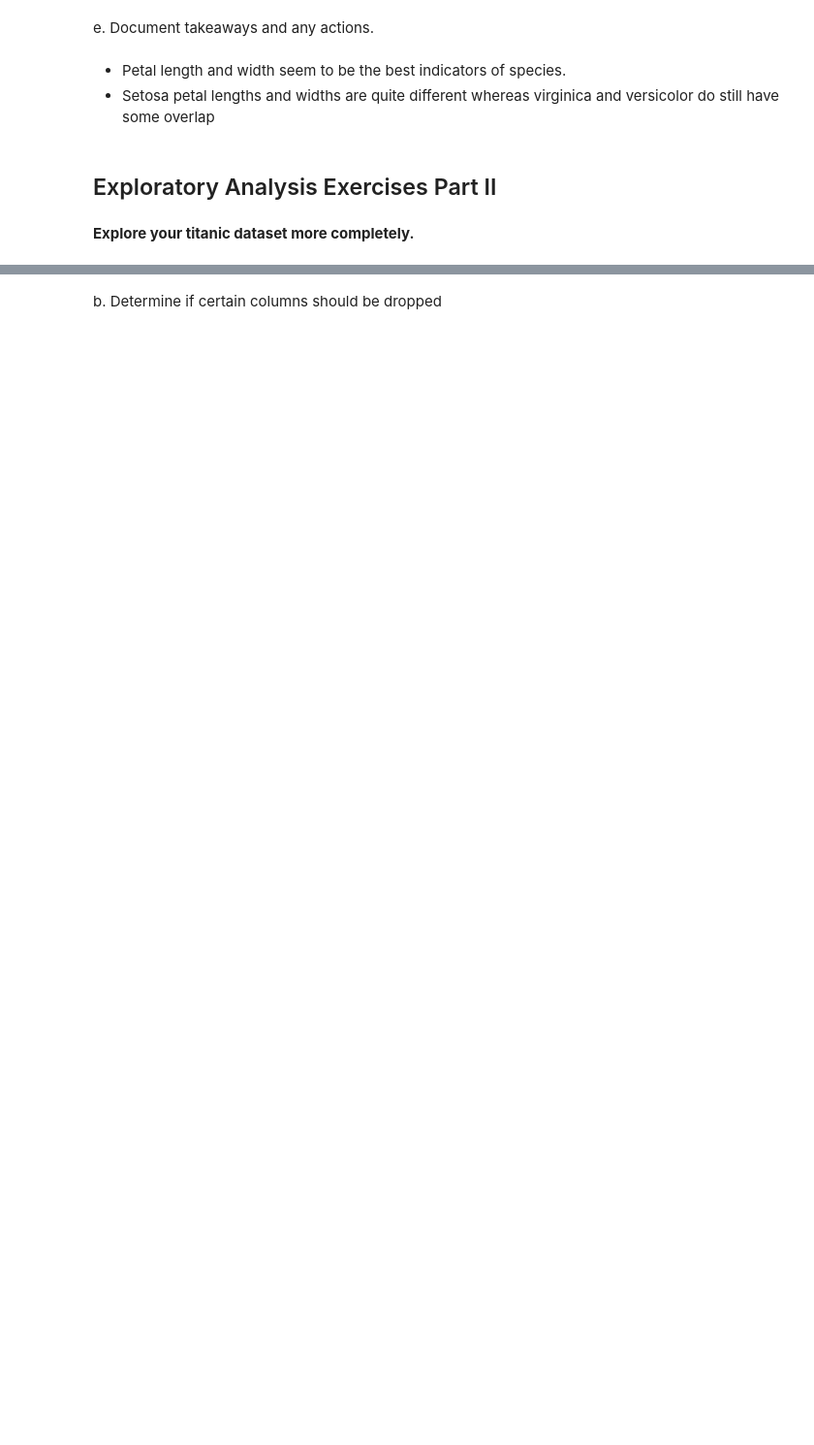
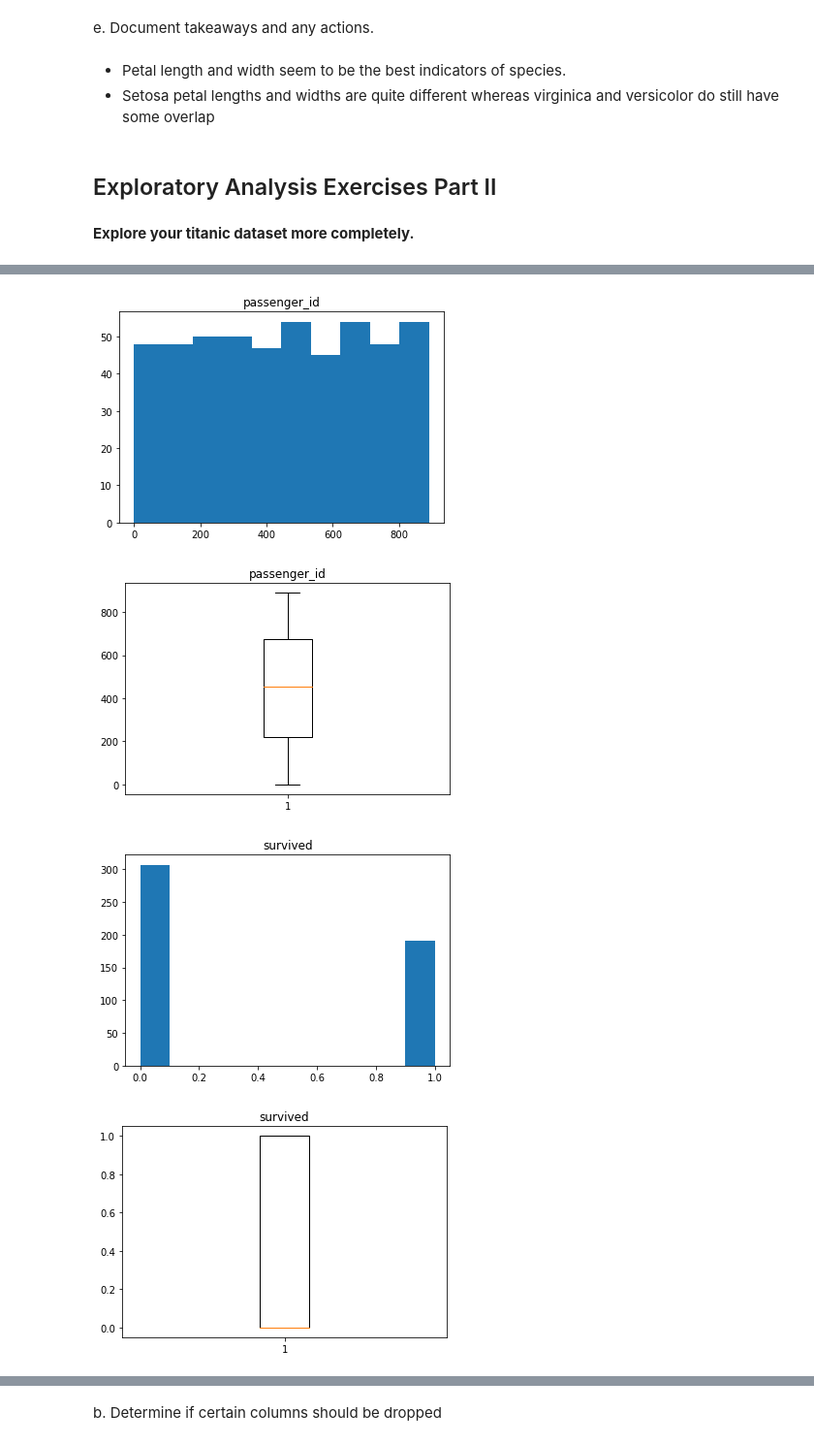
Before and after one commit to lainslie-18/classification-exercises, a Jupyter notebook: classification_exercises.ipynb, the cells around one changed output, grey strips where cells are left out. Shown at 97% size. Cells and saved outputs as stored; diff of their text form; code cells hidden in the pictures; blank space fills up the shorter version.

```diff
--- a/classification_exercises.ipynb
+++ b/classification_exercises.ipynb
@@ -1054,0 +976,4 @@ a. Determine drivers of the target variable
+# %%
+df = acquire.get_titanic_data()
+train, test, validate = prepare.prep_titanic_data(df)
+train.head()
@@ -1054,0 +1042,14 @@ a. Determine drivers of the target variable
+# %%
+num_cols = train.columns[[train[col].dtype in ['float64','int64'] for col in train.columns]]
+for col in num_cols:
+    plt.hist(train[col])
+    plt.title(col)
+    plt.show()
+    plt.boxplot(train[col])
+    plt.title(col)
+    plt.show()
+# %% [output]
+[figure, added]
+[figure, added]
+[figure, added]
+[figure, added]
```
Also changed, not shown: parts of 56 cells of this notebook, 9 other files.
